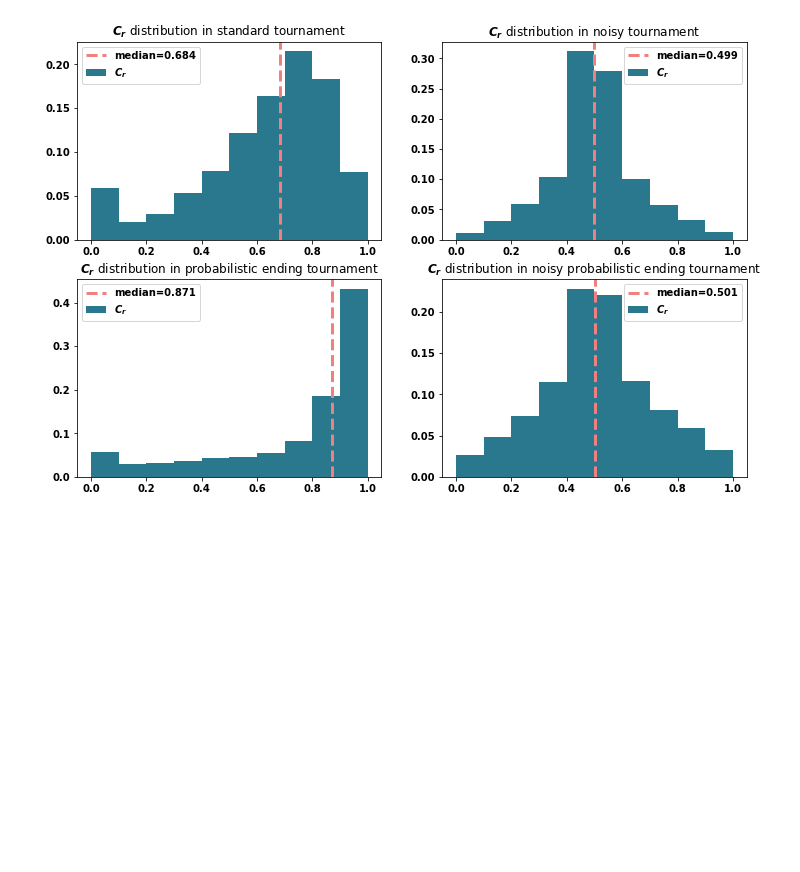
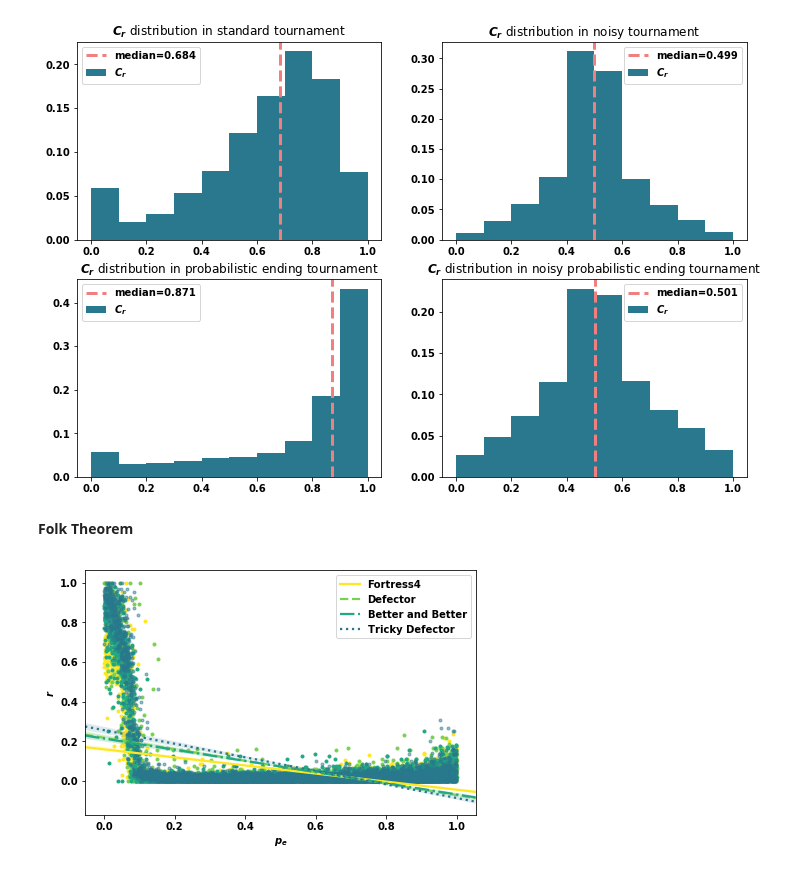
Before and after one commit to Nikoleta-v3/meta-analysis-of-prisoners-dilemma-tournaments, a Jupyter notebook: nbs/1. Top Ranked Strategies.ipynb, the cells around one changed output. Drawn from its saved outputs; the diff is of its cells as text; code cells hidden in the pictures; blank space fills up the shorter version.

```diff
--- a/nbs/1. Top Ranked Strategies.ipynb
+++ b/nbs/1. Top Ranked Strategies.ipynb
@@ -330,3 +340,5 @@ for i in range(4):
 plt.savefig('../images/cooperation_ratings.pdf', bbox_inches='tight')
 # %% [output]
 [figure]
+# %% [markdown]
+**Folk Theorem**
@@ -332,0 +351,26 @@ plt.savefig('../images/cooperation_ratings.pdf', bbox_inches='tight')
+# %%
+colors = [matplotlib.cm.viridis_r(i) for i in np.linspace(0, 1, 6)]
+linestyles = ['-', '--', '-.', ':', '']
+# %%
+transparency = [1, 1, 1, 0.5, 0.5]
+# %%
+fig, axes = plt.subplots(figsize=(7, 4.5))
+labels = []
+for i, name in enumerate(top_names_probend[:4]):
+    labels.append(name)
+    temp = dfs[2][dfs[2]['Name'] == name]
+    series = temp[['probend', 'Normalized_Rank']].groupby('probend').median()
+    x = np.array(series.index)
+    y = series.values
+
+    x, y = pd.Series(x, name=r"$p_e$"), pd.Series(y[:, 0], name=r"$r$")
+    ax = sns.regplot(x=x, y=y, color=colors[i], marker=".",
+                     scatter_kws={'alpha': transparency[i]},
+                     line_kws={'linestyle': linestyles[i]},
+                     label=name)
+
+plt.legend(loc='upper right', labels=labels)
+
+plt.savefig('../images/folk_theorem.pdf', bbox_inches='tight')
+# %% [output]
+[figure, added]
```
Also changed, not shown: parts of 27 cells of this notebook, 19 other files.
